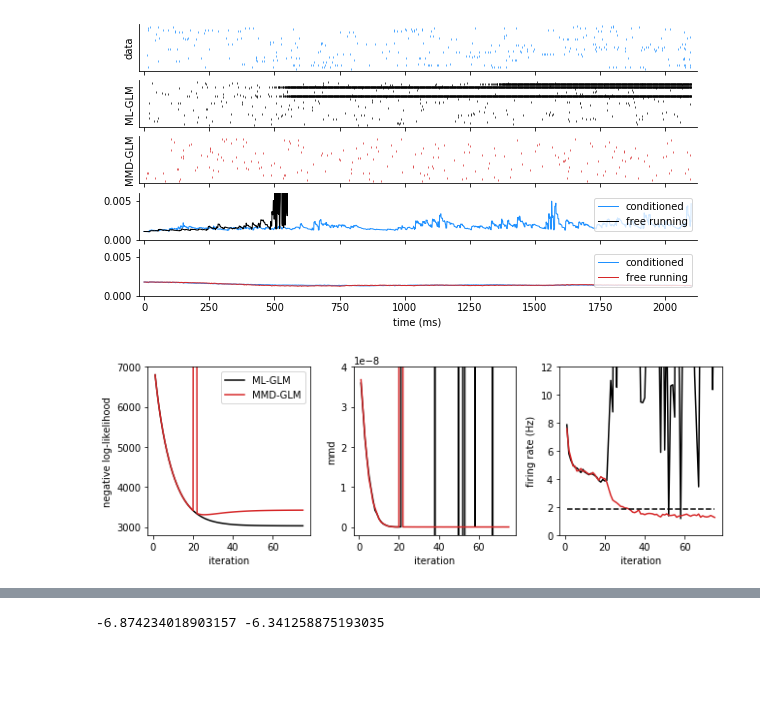
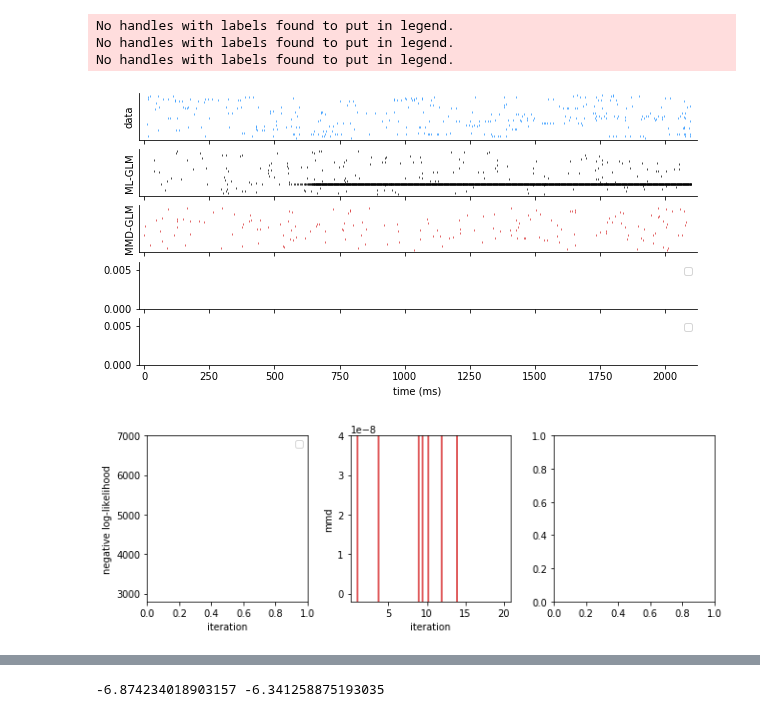
Before and after one commit to diegoarri91/mmd-glm, a Jupyter notebook: cool_stuff/improve_generalization_hysell.ipynb, the cells around one changed output, grey strips where cells are left out. Drawn from its saved outputs; the diff is of its cells as text; code cells hidden in the pictures; blank space fills up the shorter version.

```diff
--- a/cool_stuff/improve_generalization_hysell.ipynb
+++ b/cool_stuff/improve_generalization_hysell.ipynb
@@ -84,7 +93,7 @@ t = np.arange(0, argf - arg0, 1) * cd.dt
 
 cd.df = cd.df.iloc[:511]
 mask_spikes = cd.get_mask_spikes_trials(dic_filter, t0=t0, tf=tf)
-st_dc = SpikeTrain(t, mask_spikes).subsample(1)
+st_train = SpikeTrain(t, mask_spikes).subsample(1)
 
 arg0, argf = int(t0_val / cd.dt), int(tf_val / cd.dt)
 t = np.arange(0, argf - arg0, 1) * cd.dt
@@ -105,8 +114,3 @@ n_batch_fr = 100
 # n_batch_fr = 5
 # lam_mmd = 1e0
 # lr = 5e-2
-
-
-lam_mmd = 1e3
-lr = 1e-1
-num_epochs = 75
@@ -113,11 +119,14 @@ num_epochs = 75
 # %%
 # TorchGLM.metrics = fun_metrics_ml
+
+lam_mmd = 1e0
+lr = 1e-1
+num_epochs = 150
 
 glm = TorchGLM(u0=-4, eta=eta.copy())
 # glm.metrics = fun_metrics_ml
 optim = Adam(glm.parameters(), lr=lr)
-loss_ml, metrics_ml = glm.train(st_dc.t, st_dc.mask, optim=optim, num_epochs=num_epochs, verbose=True,
-                                n_batch_fr=n_batch_fr, metrics=fun_metrics_ml)
+loss_ml, metrics_ml = glm.train(st_train.t, st_train.mask, optim=optim, num_epochs=num_epochs, verbose=True, metrics=fun_metrics_ml)
 
 _, r_val_dc_ml = glm.sample_conditioned(st_val.t, st_val.mask)
 r_val_dc_ml = np.mean(r_val_dc_ml, 1)
@@ -150,3 +164,0 @@ st_fr_ml.nsweeps
-# %%
-fig, ax = plt.subplots()
-ax.tick_params(axis='both', )
@@ -172,48 +182,52 @@ def plot_results():
     ax1.set_yticks([])
     ax2.set_ylabel('MMD-GLM')
     ax2.set_yticks([])
-    ax3.plot(st_val.t, r_val_dc_ml, lw=lw, color=palette['dc'], label='conditioned')
-    ax3.plot(st_val.t, mean_r_fr_ml, lw=lw, color=palette['fr_ml'], label='free running')
+#     ax3.plot(st_val.t, r_val_dc_ml, lw=lw, color=palette['dc'], label='conditioned')
+#     ax3.plot(st_val.t, mean_r_fr_ml, lw=lw, color=palette['fr_ml'], label='free running')
     ax3.set_ylim(0, 6e-3)
     ax3.legend()
-    ax4.plot(st_val.t, r_val_dc_mmd, lw=lw, color=palette['dc'], label='conditioned')
-    ax4.plot(st_val.t, mean_r_fr_mmd, lw=lw, color=palette['fr_mmd'], label='free running')
+#     ax4.plot(st_val.t, r_val_dc_mmd, lw=lw, color=palette['dc'], label='conditioned')
+#     ax4.plot(st_val.t, mean_r_fr_mmd, lw=lw, color=palette['fr_mmd'], label='free running')
     ax4.set_ylim(0, 6e-3)
     ax4.set_xlabel('time (ms)')
     ax4.legend()
 #     myplt.set_scale_bars(ax3)
 #     myplt.set_scale_bars(ax0)
     fig.savefig('/home/diego/Dropbox/generative_glm/figures/diverging_fr_acx1.pdf', transparent=True, bbox_inches='tight')
 
     fig, (ax4, ax5, ax6) = plt.subplots(figsize=(9, 3), ncols=3)
     fig.tight_layout()
 
     iteration = np.arange(1, num_epochs + 1, 1)
-    ax4.plot(iteration, loss_ml, label='ML-GLM', color=palette['fr_ml'])
-    ax4.plot(iteration, loss_mmd - mmd, label='MMD-GLM', color=palette['fr_mmd'])
+#     ax4.plot(iteration, loss_ml, label='ML-GLM', color=palette['fr_ml'])
+#     ax4.plot(iteration, loss_mmd - mmd, label='MMD-GLM', color=palette['fr_mmd'])
     ax4.set_ylabel('negative log-likelihood')
     ax4.set_xlabel('iteration')
     ax4.set_ylim(2.8e3, 7e3)
     ax4.legend()
 
-    ax5.plot(iteration, metrics_ml['mmd'], label='ML-GLM', color=palette['fr_ml'])
-    ax5.plot(iteration, metrics_mmd['mmd'], label='MMD-GLM', color=palette['fr_mmd'])
+#     ax5.plot(iteration, metrics_ml['mmd'], label='ML-GLM', color=palette['fr_ml'])
+#     ax5.plot(iteration, metrics_mmd['mmd'], label='MMD-GLM', color=palette['fr_mmd'])
+    ax5.plot(iteration, mmd, label='MMD-GLM', color=palette['fr_mmd'])
     ax5.set_xlabel('iteration')
     ax5.set_ylabel('mmd')
     ax5.set_ylim(-2e-9, 4e-8)
 
-    ax6.plot(iteration, metrics_ml['fr'], label='ML-GLM', color=palette['fr_ml'])
-    ax6.plot(iteration, metrics_mmd['fr'], label='MMD-GLM', color=palette['fr_mmd'])
-    ax6.plot([1, num_epochs], [fr_data, fr_data], 'k--', label='data')
-    ax6.set_ylabel('firing rate (Hz)')
-    ax6.set_xlabel('iteration')
-    ax6.set_ylim(0, 12)
+#     ax6.plot(iteration, metrics_ml['fr'], label='ML-GLM', color=palette['fr_ml'])
+#     ax6.plot(iteration, metrics_mmd['fr'], label='MMD-GLM', color=palette['fr_mmd'])
+#     ax6.plot([1, num_epochs], [fr_data, fr_data], 'k--', label='data')
+#     ax6.set_ylabel('firing rate (Hz)')
+#     ax6.set_xlabel('iteration')
+#     ax6.set_ylim(0, 12)
     fig.savefig('/home/diego/Dropbox/generative_glm/figures/diverging_fr_acx2.pdf', transparent=True, bbox_inches='tight')
 
 plot_results()
 #     fig, ax = plt.subplots(figsize=(3, 3))
 # print(glm.u0)
 # glm.eta.plot(ax=ax, offset=glm.u0)
 # %% [output]
+No handles with labels found to put in legend.
+No handles with labels found to put in legend.
+No handles with labels found to put in legend.
-[figure, old version]
+[figure, new version]
-[figure, old version]
+[figure, new version]
```
Also changed, not shown: parts of 9 cells of this notebook, 42 other files.
